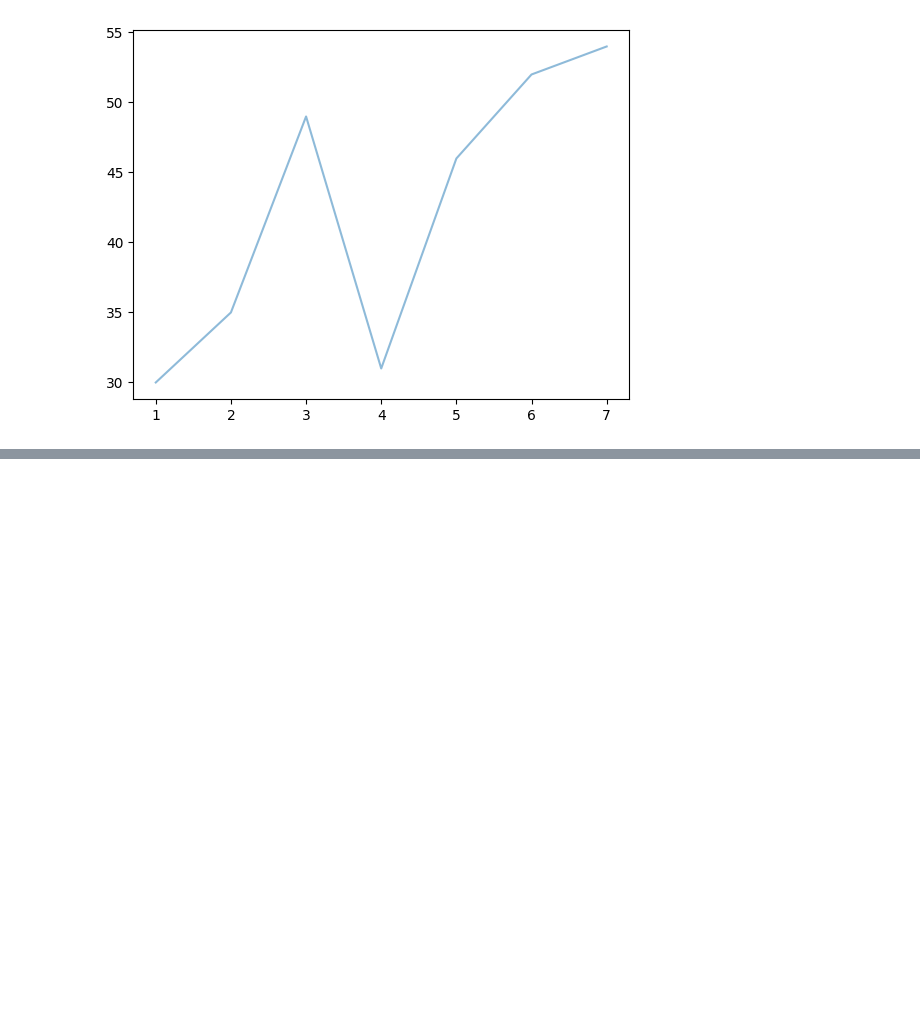
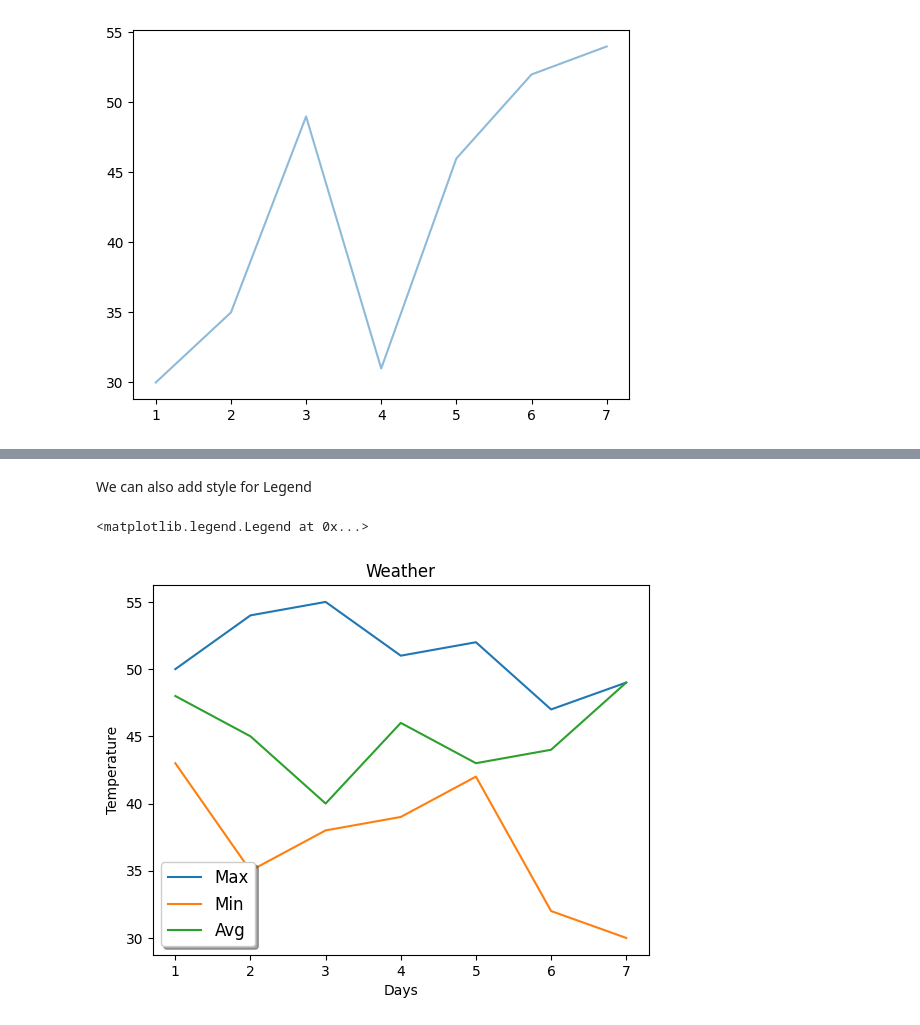
Before and after one commit to developer-anilpatidar/MatPlotLib, a Jupyter notebook: Basic-Plot.ipynb, the cells around one changed output, grey strips where cells are left out. Drawn from its saved outputs; the diff is of its cells as text; code cells hidden in the pictures; blank space fills up the shorter version.

```diff
--- a/Basic-Plot.ipynb
+++ b/Basic-Plot.ipynb
@@ -61,0 +94,16 @@ plt.plot(x,y, alpha=0.5)
+# %% [markdown]
+We can also add style for Legend
+# %%
+# loc - Location of the legend like upper right, upper left, lower right, lower center etc
+# fontzise - fontsize of the legend text
+# shadow - for legend box shadow
+plt.xlabel('Days')
+plt.ylabel('Temperature')
+plt.title('Weather')
+plt.plot(days, max_t, label='Max')
+plt.plot(days, min_t, label='Min')
+plt.plot(days, avg_t, label='Avg')
+plt.legend(loc='lower left', fontsize=12, shadow=True)
+# %% [output]
+<matplotlib.legend.Legend at 0x...>
+[figure, added]
```
Also changed, not shown: parts of 14 cells of this notebook.
